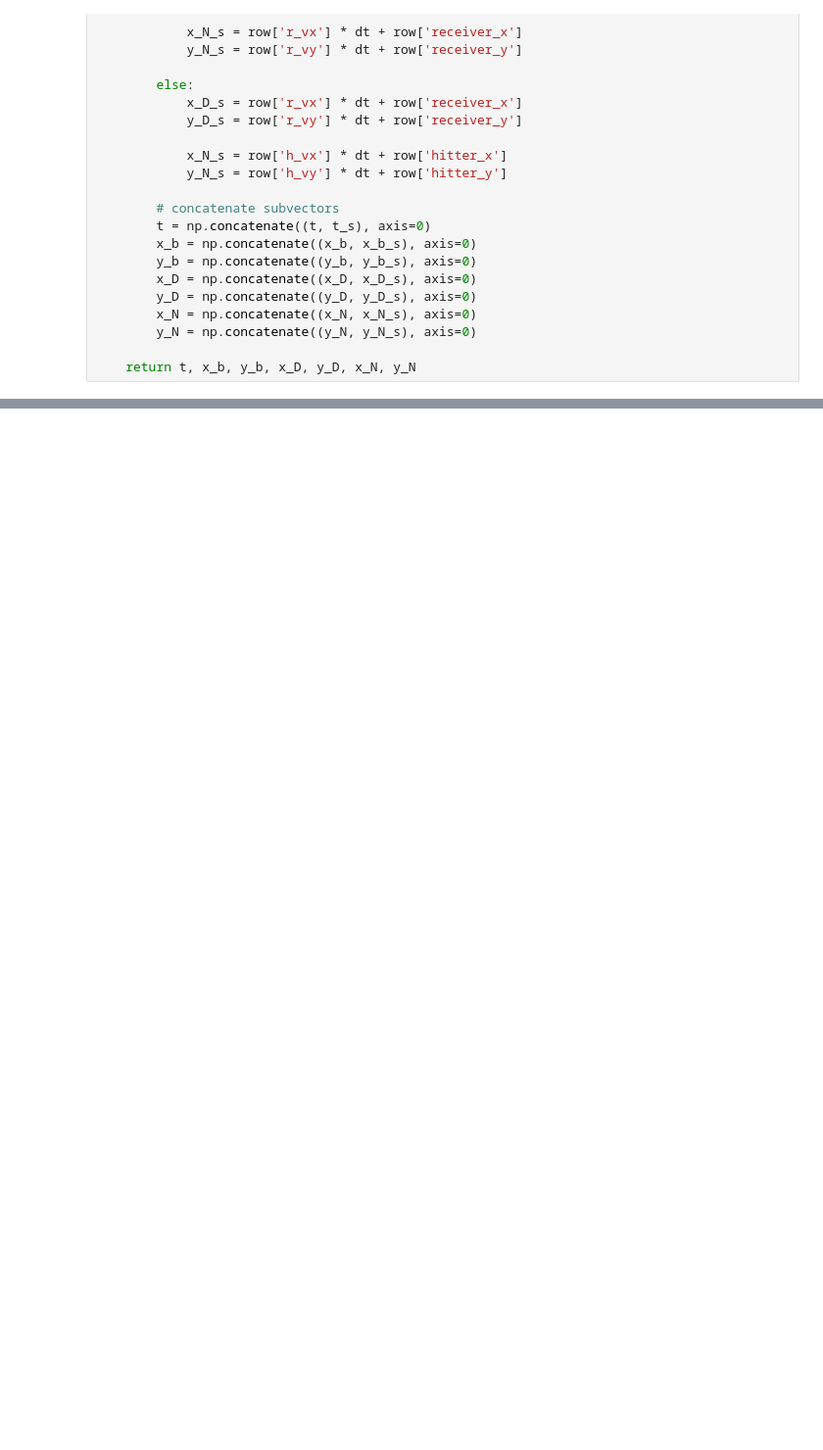
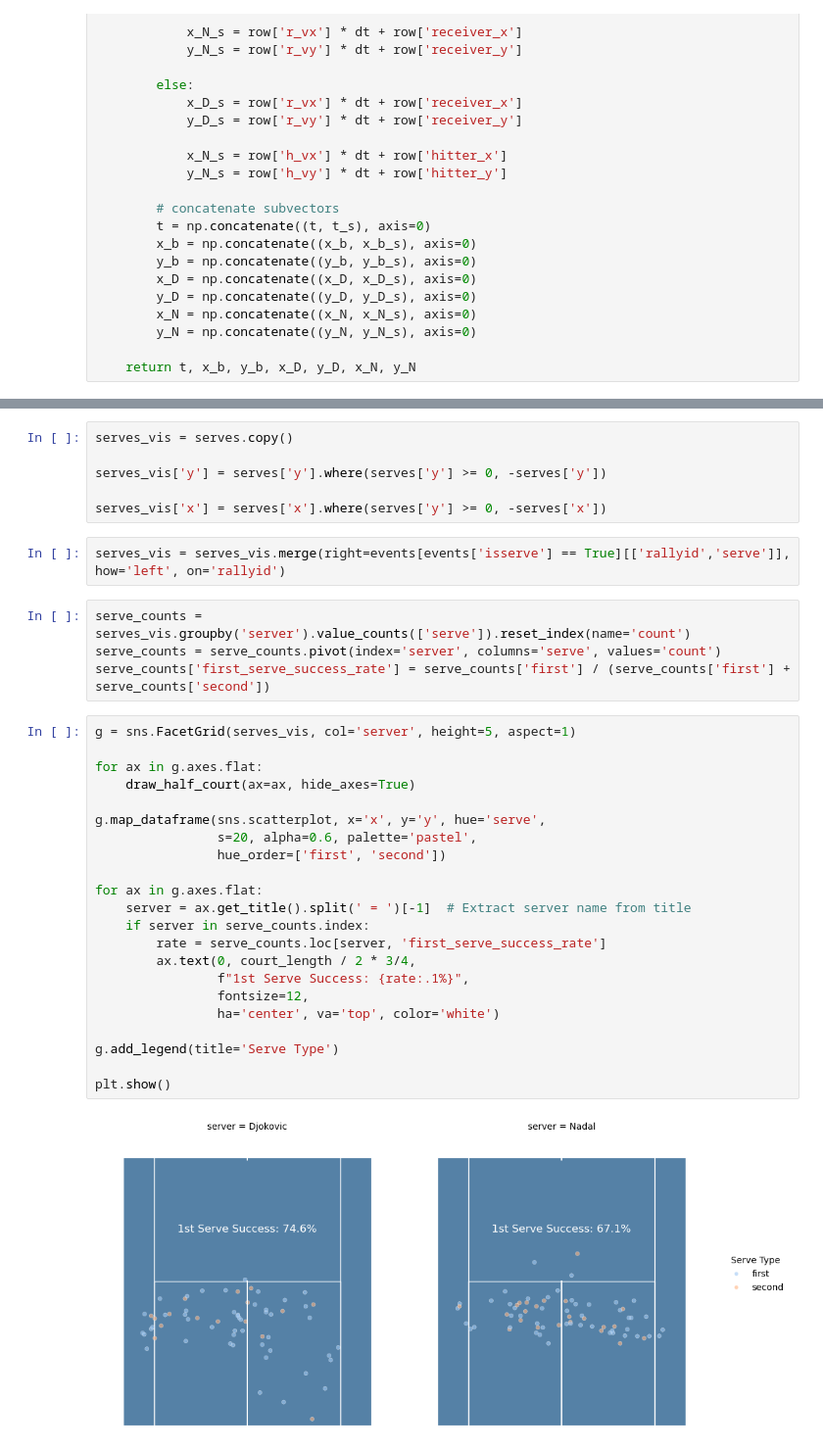
Before and after one commit to nuj02/AO_2019, a Jupyter notebook: notebook.ipynb, the cells around one changed output, grey strips where cells are left out. Shown: that part at 98% size. Cells and saved outputs as stored; diff of their text form; blank space fills up the shorter version.

```diff
--- a/notebook.ipynb
+++ b/notebook.ipynb
@@ -567,0 +757,36 @@ animate_rally(df=shots, rallyid=1, trace=False)
+# %%
+serves_vis = serves.copy()
+
+serves_vis['y'] = serves['y'].where(serves['y'] >= 0, -serves['y'])
+
+serves_vis['x'] = serves['x'].where(serves['y'] >= 0, -serves['x'])
+# %%
+serves_vis = serves_vis.merge(right=events[events['isserve'] == True][['rallyid','serve']], how='left', on='rallyid')
+# %%
+serve_counts = serves_vis.groupby('server').value_counts(['serve']).reset_index(name='count')
+serve_counts = serve_counts.pivot(index='server', columns='serve', values='count')
+serve_counts['first_serve_success_rate'] = serve_counts['first'] / (serve_counts['first'] + serve_counts['second'])
+# %%
+g = sns.FacetGrid(serves_vis, col='server', height=5, aspect=1)
+
+for ax in g.axes.flat:
+    draw_half_court(ax=ax, hide_axes=True)
+
+g.map_dataframe(sns.scatterplot, x='x', y='y', hue='serve',
+                s=20, alpha=0.6, palette='pastel',
+                hue_order=['first', 'second'])
+
+for ax in g.axes.flat:
+    server = ax.get_title().split(' = ')[-1]  # Extract server name from title
+    if server in serve_counts.index:
+        rate = serve_counts.loc[server, 'first_serve_success_rate']
+        ax.text(0, court_length / 2 * 3/4,
+                f"1st Serve Success: {rate:.1%}",
+                fontsize=12,
+                ha='center', va='top', color='white')
+
+g.add_legend(title='Serve Type')
+
+plt.show()
+# %% [output]
+[figure, added]
```
Also changed, not shown: parts of 21 cells of this notebook, 11 other files.
